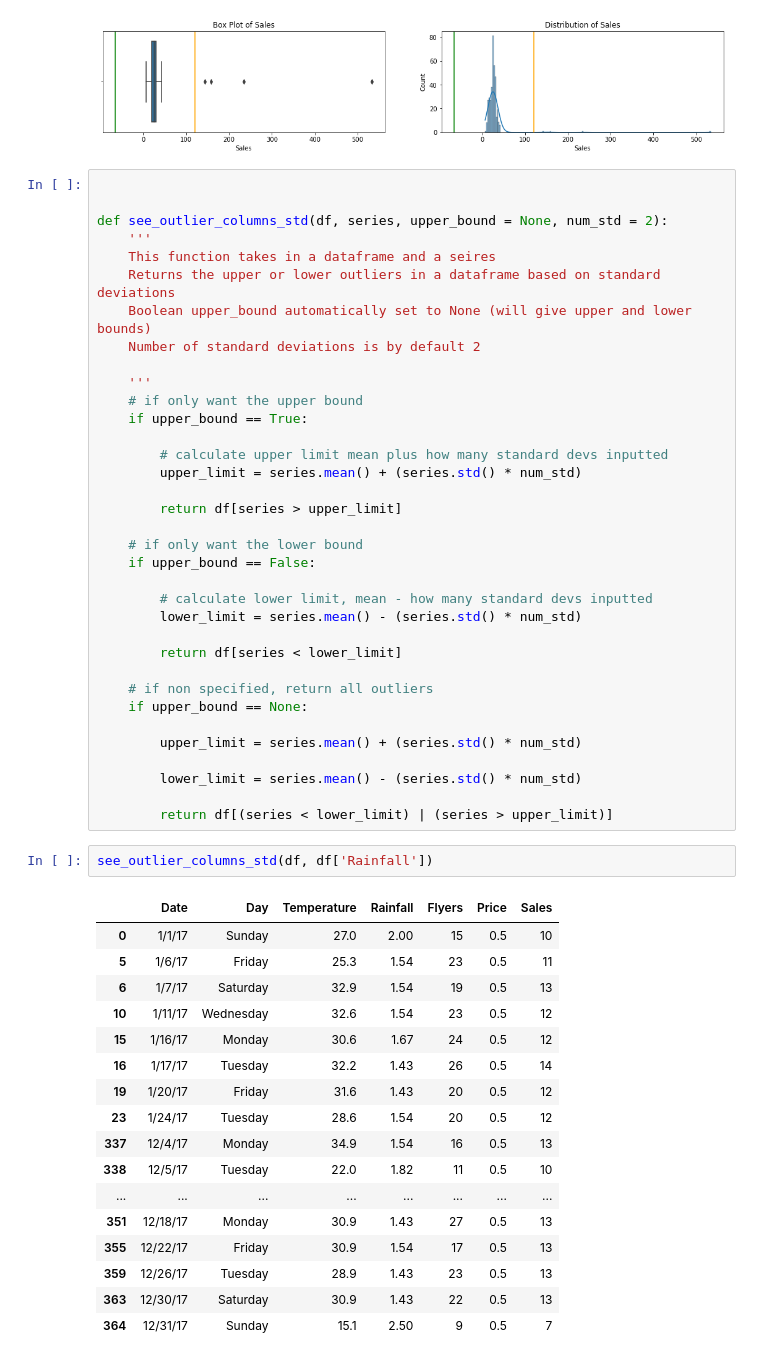
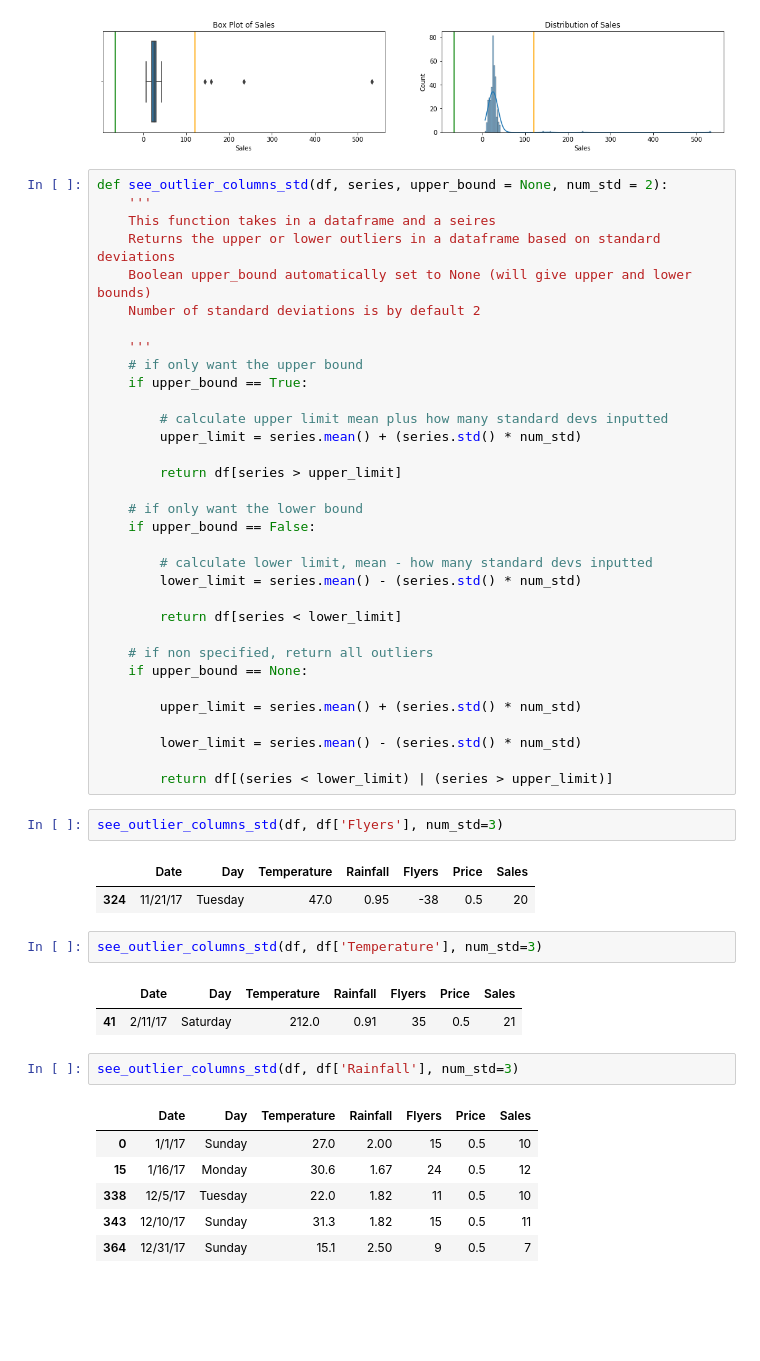
Before and after one commit to HeatherOrtegaMcMillan/anomaly-detection-exercises, a Jupyter notebook: continuous_probabilistic_methods.ipynb, the cells around one changed output. Saved outputs shown, nothing was run; the diff lists cells and outputs as text; blank space fills up the shorter version.

```diff
--- a/continuous_probabilistic_methods.ipynb
+++ b/continuous_probabilistic_methods.ipynb
@@ -428,8 +430,6 @@ plot_box_and_dist(df, num_stds=3)
 [figure]
 [figure]
 # %%
-
-
 def see_outlier_columns_std(df, series, upper_bound = None, num_std = 2):
     '''
     This function takes in a dataframe and a seires
@@ -463,22 +463,21 @@ def see_outlier_columns_std(df, series, upper_bound = None, num_std = 2):
 
         return df[(series < lower_limit) | (series > upper_limit)]
 # %%
-see_outlier_columns_std(df, df['Rainfall'])
+see_outlier_columns_std(df, df['Flyers'], num_std=3)
 # %% [output]
 |  | Date | Day | Temperature | Rainfall | Flyers | Price | Sales |
-| 0 | 1/1/17 | Sunday | 27.0 | 2.00 | 15 | 0.5 | 10 |
-| 5 | 1/6/17 | Friday | 25.3 | 1.54 | 23 | 0.5 | 11 |
-| 6 | 1/7/17 | Saturday | 32.9 | 1.54 | 19 | 0.5 | 13 |
-| 10 | 1/11/17 | Wednesday | 32.6 | 1.54 | 23 | 0.5 | 12 |
-| 15 | 1/16/17 | Monday | 30.6 | 1.67 | 24 | 0.5 | 12 |
-| 16 | 1/17/17 | Tuesday | 32.2 | 1.43 | 26 | 0.5 | 14 |
-| 19 | 1/20/17 | Friday | 31.6 | 1.43 | 20 | 0.5 | 12 |
-| 23 | 1/24/17 | Tuesday | 28.6 | 1.54 | 20 | 0.5 | 12 |
-| 337 | 12/4/17 | Monday | 34.9 | 1.54 | 16 | 0.5 | 13 |
-| 338 | 12/5/17 | Tuesday | 22.0 | 1.82 | 11 | 0.5 | 10 |
-| ... | ... | ... | ... | ... | ... | ... | ... |
-| 351 | 12/18/17 | Monday | 30.9 | 1.43 | 27 | 0.5 | 13 |
-| 355 | 12/22/17 | Friday | 30.9 | 1.54 | 17 | 0.5 | 13 |
-| 359 | 12/26/17 | Tuesday | 28.9 | 1.43 | 23 | 0.5 | 13 |
-| 363 | 12/30/17 | Saturday | 30.9 | 1.43 | 22 | 0.5 | 13 |
-| 364 | 12/31/17 | Sunday | 15.1 | 2.50 | 9 | 0.5 | 7 |
+| 324 | 11/21/17 | Tuesday | 47.0 | 0.95 | -38 | 0.5 | 20 |
+# %%
+see_outlier_columns_std(df, df['Temperature'], num_std=3)
+# %% [output]
+|  | Date | Day | Temperature | Rainfall | Flyers | Price | Sales |
+| 41 | 2/11/17 | Saturday | 212.0 | 0.91 | 35 | 0.5 | 21 |
+# %%
+see_outlier_columns_std(df, df['Rainfall'], num_std=3)
+# %% [output]
+|  | Date | Day | Temperature | Rainfall | Flyers | Price | Sales |
+| 0 | 1/1/17 | Sunday | 27.0 | 2.00 | 15 | 0.5 | 10 |
+| 15 | 1/16/17 | Monday | 30.6 | 1.67 | 24 | 0.5 | 12 |
+| 338 | 12/5/17 | Tuesday | 22.0 | 1.82 | 11 | 0.5 | 10 |
+| 343 | 12/10/17 | Sunday | 31.3 | 1.82 | 15 | 0.5 | 11 |
+| 364 | 12/31/17 | Sunday | 15.1 | 2.50 | 9 | 0.5 | 7 |
```
Also changed, not shown: parts of 2 cells of this notebook.
